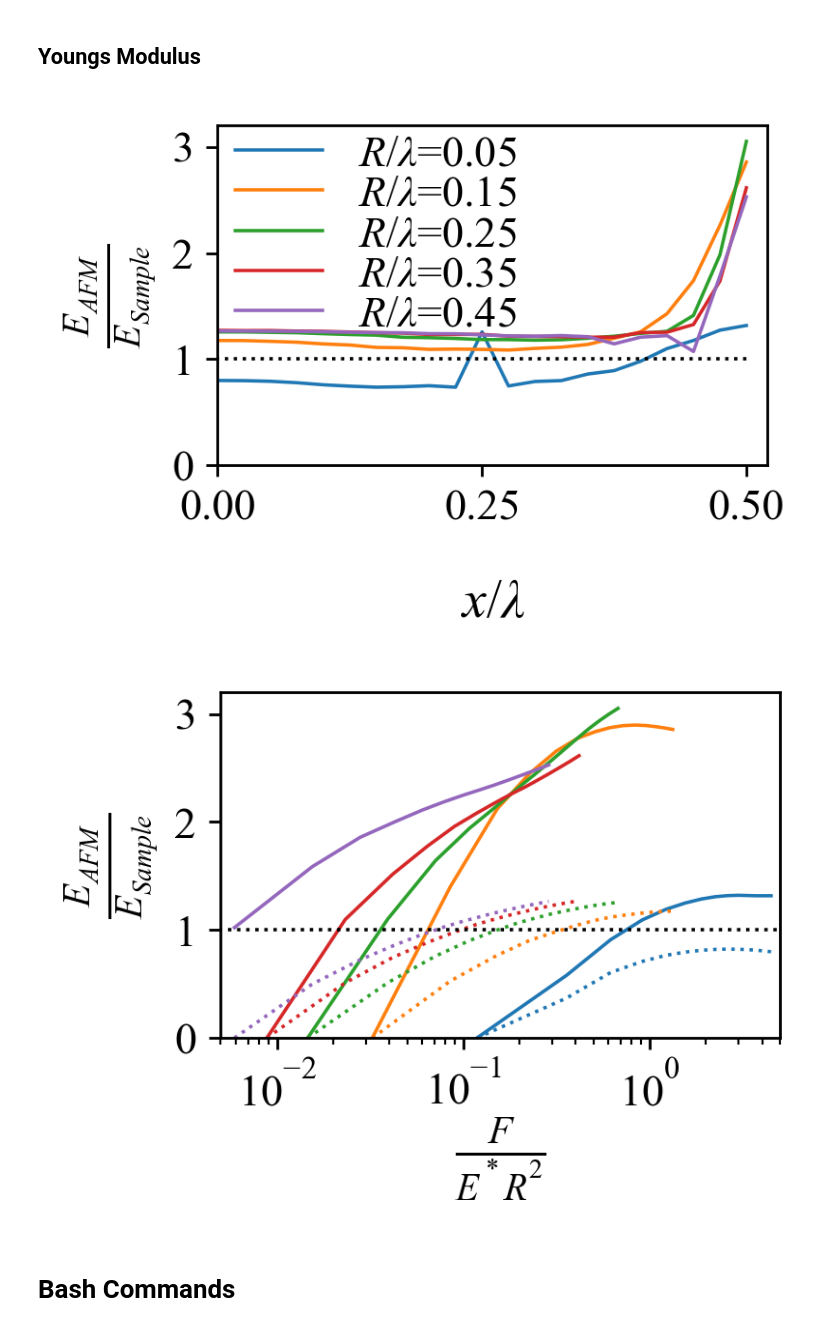
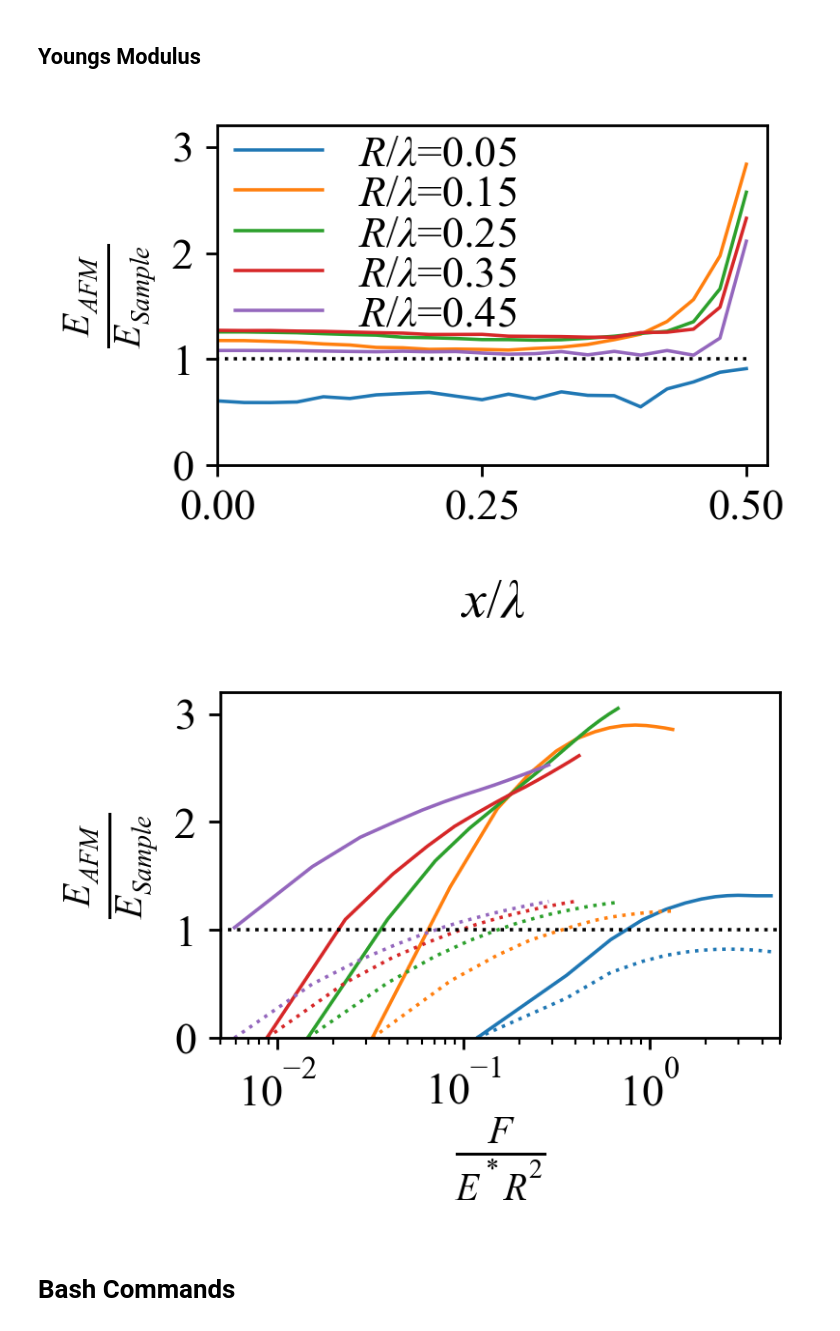
Before and after one commit to Joshua-Giblin-Burnham/ABAQUSAFMSimulations, a Jupyter notebook: ABAQUS Notebook Simulations/wave/AFM ABAQUS Test Wave Simulation.ipynb, the cells around one changed output. Cells and saved outputs as stored; diff of their text form; code cells hidden in the pictures.

Commit message:
Update Youngs modulus code of wave code

```diff
--- a/ABAQUS Notebook Simulations/wave/AFM ABAQUS Test Wave Simulation.ipynb
+++ b/ABAQUS Notebook Simulations/wave/AFM ABAQUS Test Wave Simulation.ipynb
@@ -1336,7 +1356,7 @@ def FWHM_Volume_Fourier(forceContour, NrackPos, X0, Nf, Ni, Nmax, indentorRadius
 # %% [markdown]
 #### Postprocessing
 # %%
-def Postprocessing(TotalU2, TotalRF, NrackPos, Nb, Nt, Nmax, courseGrain, refForces, indentorRadius, waveDims, elasticProperties, **kwargs):
+def Postprocessing(TotalU2, TotalRF, NrackPos, Nb, Nt, Nmax, courseGrain, refForces, indentorRadius, waveDims, elasticProperties):
     '''
     Calculate a 2D force heatmap produced from simulation over the xz domain.
 
@@ -1363,7 +1383,8 @@ def Postprocessing(TotalU2, TotalRF, NrackPos, Nb, Nt, Nmax, courseGrain, refFor
             FWHM (arr)         - Array of full width half maxima of force contour for corresponding indentor and reference force [Nf,Ni]
             Volume (arr)       - Array of volume under force contour for corresponding indentor and reference force [Nf,Ni]
             A (arr)            - Array of Fourier components for force contour for corresponding indentor and reference force [Nf,Ni,Nb]
-            E_hertz (arr)      - Array of fitted elastic modulus value over scan positions for each indentor [Ni,Nb]
+            E_hertz (arr)      - Array of fitted elastic modulus for each indentation force value over each scan positions for each indentor [Ni,Nb,Nt]
+            E_contour (arr)    - Array of fitted elastic modulus (upto clipped force) across the contour of the sample for each indenter [Ni,Nb]
             F (arr)            - Array of interpolated force values over xz grid for all indentors and reference force [Ni, Nb, Nz]
     '''
     #  ------------------------------------------Initialise  Variables for force grid------------------------------------------------
@@ -1406,11 +1427,12 @@ def Postprocessing(TotalU2, TotalRF, NrackPos, Nb, Nt, Nmax, courseGrain, refFor
 
     # Initialise array holding Fitted Elastic modulus and Interpolated force
     E_hertz   = np.zeros([Ni,Nb,Nt])
+    E_contour = np.zeros([Ni,Nb])
     F = np.zeros([Ni, len(X0), len(Z0)])
 
     # For each indentor calculate interpolated force heat maps
     for n, rIndentor in enumerate(indentorRadius):
-        F[n], E_hertz[n] = ForceInterpolation(Xgrid, Zgrid, TotalU2[n], TotalRF[n], NrackPos[n], rIndentor, elasticProperties, Nt)
+        F[n], E_hertz[n], E_contour[n] = ForceInterpolation(Xgrid, Zgrid, TotalU2[n], TotalRF[n], NrackPos[n], rIndentor, elasticProperties, Nt)
 
 
    #  ----------------------------------------------Calculate Volume and Fourier-----------------------------------------------------
@@ -1421,7 +1443,7 @@ def Postprocessing(TotalU2, TotalRF, NrackPos, Nb, Nt, Nmax, courseGrain, refFor
     FWHM   = np.ma.masked_equal(FWHM, 0)
     Volume = np.ma.masked_equal(Volume, 0)
 
-    return X, Z, forceContour, forceGrid, Volume, FWHM, A, E_hertz, F
+    return X, Z, forceContour, forceGrid, Volume, FWHM, A, E_hertz, E_contour, F
 # %% [markdown]
 ### Simulation Function
 Final simulation function
@@ -1485,7 +1507,8 @@ def AFMSimulation(remote_server, wrkDir, localPath, abqCommand, fileName, subDat
             FWHM (arr)         - Array of full width half maxima of force contour for corresponding indentor and reference force [Nf,Ni]
             Volume (arr)       - Array of volume under force contour for corresponding indentor and reference force [Nf,Ni]
             A (arr)            - Array of Fourier components for force contour for corresponding indentor and reference force [Nf,Ni,Nb]
-            E_hertz (arr)      - Array of fitted elastic modulus value over scan positions for each indentor [Ni,Nb]
+            E_hertz (arr)      - Array of fitted elastic modulus for each indentation force value over each scan positions for each indentor [Ni,Nb,Nt]
+            E_contour (arr)    - Array of fitted elastic modulus (upto clipped force) across the contour of the sample for each indenter [Ni,Nb]
             F (arr)            - Array of interpolated force values over xz grid for all indentors and reference force [Ni, Nb, Nz]
     '''
     # Set intial time
@@ -1618,9 +1641,8 @@ def AFMSimulation(remote_server, wrkDir, localPath, abqCommand, fileName, subDat
             DataPlot(NrackPos, TotalU2, TotalRF, Nb, Nt, n)
 
         # Process simulation data to produce heat map, analyse force contours, full width half maximum, volume and youngs modulus
-        X, Z, forceContour, forceGrid, Volume, FWHM, A, E_hertz, F = Postprocessing(TotalU2, TotalRF, NrackPos, Nb, Nt, Nmax, courseGrain, refForces, indentorRadius,
-                                                                              waveDims, elasticProperties, **kwargs)
-
+        X, Z, forceContour, forceGrid, Volume, FWHM, A, E_hertz, E_contour, F = Postprocessing(TotalU2, TotalRF, NrackPos, Nb, Nt, Nmax, courseGrain, refForces,
+                                                                                                indentorRadius, waveDims, elasticProperties)
         t1 = time.time()
         print('Postprocessing Complete' + '\n')
 
@@ -1628,13 +1650,13 @@ def AFMSimulation(remote_server, wrkDir, localPath, abqCommand, fileName, subDat
         # Return final time of simulation and variables
         T1 = time.time()
         print('Simulation Complete - ' + str(timedelta(seconds=T1-T0)) )
-        return X, Z, TotalU2, TotalRF, NrackPos, forceContour, forceGrid, Volume, FWHM, A, E_hertz, F
+        return X, Z, TotalU2, TotalRF, NrackPos, forceContour, forceGrid, Volume, FWHM, A, E_hertz, E_contour, F
 
     else:
         # Return final time of simulation
         T1 = time.time()
         print('Simulation Complete - ' + str(timedelta(seconds=T1-T0)) )
-        return None, None, None, None, None, None, None, None, None, None, None, None
+        return None, None, None, None, None, None, None, None, None, None, None, None, None
 # %% [markdown]
 ## Plot Functions
 Code to plot results of the simulation
@@ -2452,12 +2474,13 @@ def VolumePlot(Volume, indentorRadius, refForces, waveDims, elasticProperties):
 # %% [markdown]
 ### Youngs Modulus
 # %%
-def YoungPlot(E_hertz, TotalRF, indentorRadius, NrackPos, waveDims, elasticProperties, basePos):
+def YoungPlot(E_hertz, E_contour, TotalRF, indentorRadius, NrackPos, waveDims, elasticProperties, basePos):
     '''
     Function to plot elastic modulus over scan position for each indentor.
 
         Parameters:
-            E_hertz (arr)           - Array of fitted elastic modulus value over scan positions for each indentor [Ni,Nb]
+            E_hertz (arr)           - Array of fitted elastic modulus for each indentation force value over each scan positions for each indentor [Ni,Nb,Nt]
+            E_contour (arr)         - Array of fitted elastic modulus (upto clipped force) across the contour of the sample for each indenter [Ni,Nb]
             TotalRF (arr)           - Array of reaction force in time on indentor reference point over scan position  and for all indenter [Ni, Nb, Nt]
             indentorRadius (arr)    - Array of indentor radii of spherical tip portion varied for seperate  simulations
             NrackPos (arr)          - Array of initial scan positions for each indenter [Ni, Nb, [x, z]]
@@ -2474,7 +2497,8 @@ def YoungPlot(E_hertz, TotalRF, indentorRadius, NrackPos, waveDims, elasticPrope
     fig, ax = plt.subplots(1, 1, figsize = (linewidth/2, 1/1.61*linewidth/2) )
     for n, rIndentor in enumerate(indentorRadius):
         # Plot for each indentor variation of elastic modulus over scan positions
-        ax.plot(-NrackPos[n,:,0]/waveDims[0], np.ma.masked_less(E_hertz[n,:,-1], 0)[::-1]/E_true,  lw = 1, label = r'$R/\lambda$='+ str(rIndentor/waveDims[0]))
+        # ax.plot(-NrackPos[n,:,0]/waveDims[0], np.ma.masked_less(E_hertz[n,:,-1], 0)[::-1]/E_true,  lw = 1, label = r'$R/\lambda$='+ str(rIndentor/waveDims[0]))
+        ax.plot(-NrackPos[n,:,0]/waveDims[0], E_contour[n][::-1]/E_true,  lw = 1, label = r'$R/\lambda$='+ str(rIndentor/waveDims[0]))
 
     # Expected elastic modulus value
     ax.plot(-NrackPos[0,:,0]/waveDims[0], NrackPos[1,:,0]**0, ':', color = 'k', lw = 1)
@@ -2488,7 +2512,7 @@ def YoungPlot(E_hertz, TotalRF, indentorRadius, NrackPos, waveDims, elasticPrope
     ax.set_xlabel(r'$x/\lambda$', labelpad=15, fontsize=16)
     ax.set_ylabel(r'$\frac{E_{AFM}}{E_{Sample}}$', fontsize=16)
     ax.legend(frameon=False, labelspacing=0, ncol=1, loc = [0,0.33])
-
+    fig.savefig('/mnt/c/Users/Joshg/Documents/Manuscript_Figures/Wave-Youngs.pdf', bbox_inches = 'tight', transparent=True)
     plt.show()
 
     # ------------------------------------------------Plot 2 ------------------------------------------------------------------
@@ -2573,7 +2597,7 @@ Nf, Ni, Nb, Nt = len(refForces), len(indentorRadius), int((waveLength/2)/(binSiz
 print('Indentation Depths - ', indentionDepths, 'Indenter Radii - ', indentorRadius, '\n')
 
 #  -------------------------------------------Simulation Script----------------------------------------------------------
-X, Z, TotalU2, TotalRF, NrackPos, forceContour, forceGrid, Volume, FWHM, A, E_hertz, F = AFMSimulation(
+X, Z, TotalU2, TotalRF, NrackPos, forceContour, forceGrid, Volume, FWHM, A, E_hertz, E_contour, F = AFMSimulation(
     remote_server, wrkDir, localPath, abqCommand, fileName, subData,
     indentorType, indentorRadius, theta_degrees, tip_length, indentionDepths, waveDims, refForces,
     courseGrain, Nmax, binSize, clearance, meshSurface, meshIndentor, timePeriod, timeInterval, elasticProperties,
@@ -2716,9 +2745,9 @@ VolumePlot(Volume, indentorRadius, refForces, waveDims, elasticProperties )
 ## Youngs Modulus
 # %%
 basePos = int((waveDims[0]/2*binSize + 1))*0
-YoungPlot(E_hertz, TotalRF, indentorRadius, NrackPos, waveDims, elasticProperties, basePos)
+YoungPlot(E_hertz, E_contour, TotalRF, indentorRadius, NrackPos, waveDims, elasticProperties, basePos)
 # %% [output]
-[figure, old version]
+[figure, new version]
 [figure]
 # %% [markdown]
 # Bash Commands
```
Also changed, not shown: parts of 2 cells of this notebook, 1 other file.
